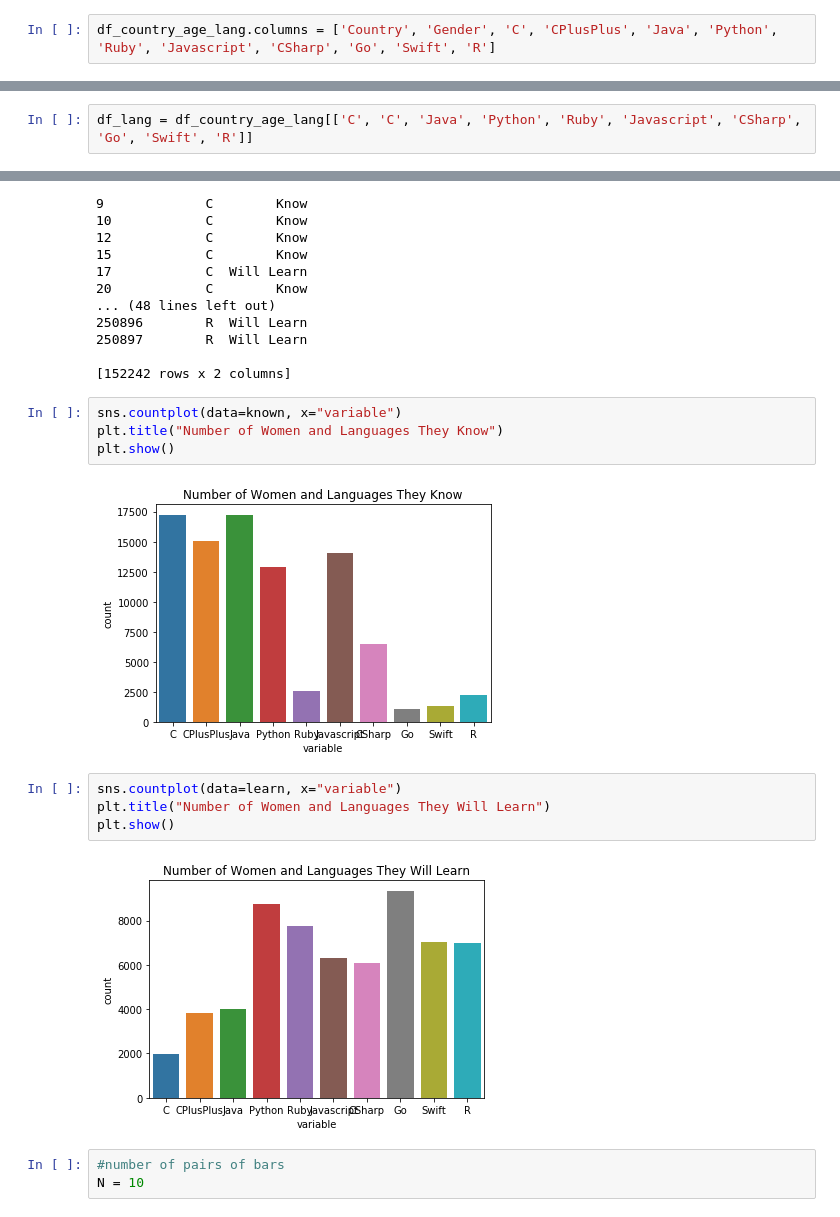
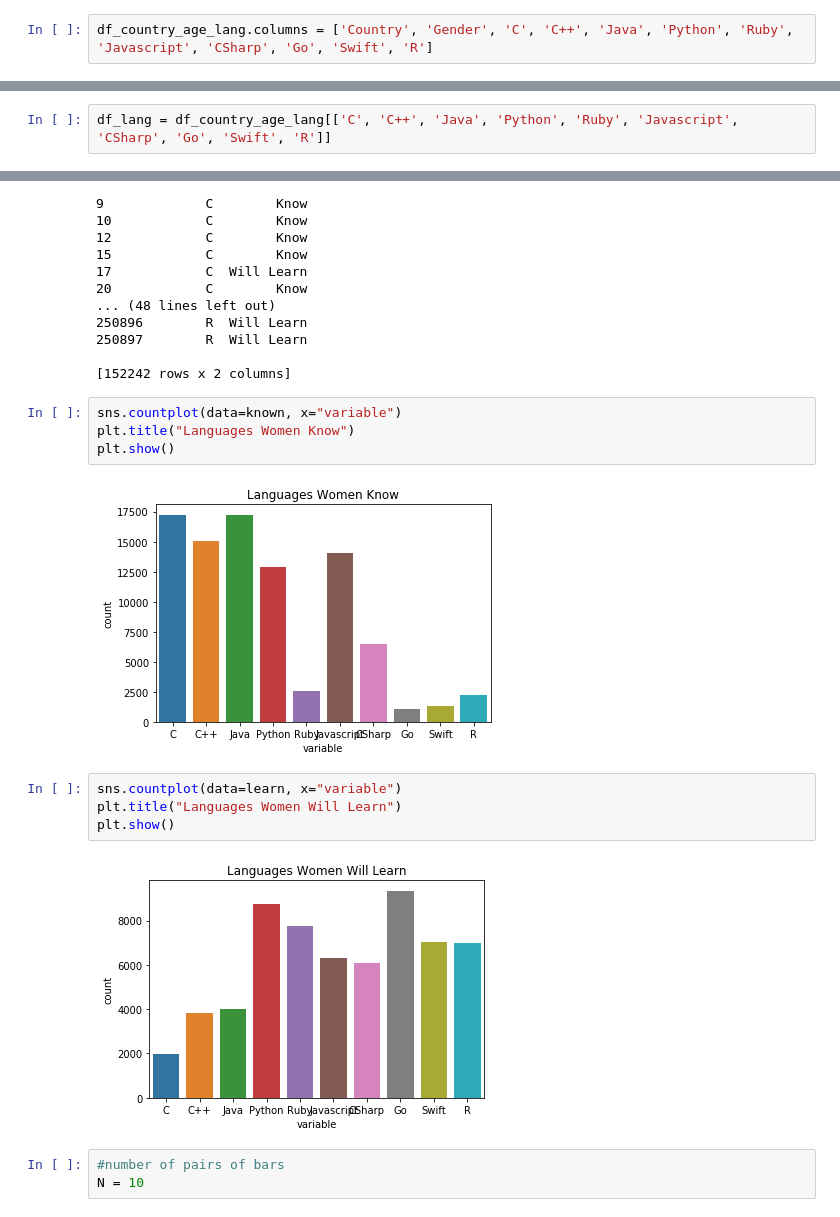
Before and after one commit to EricaTess/women-in-tech, a Jupyter notebook: clustering_project/Clustering-HackerRank-Data.ipynb, the cells around one changed output, grey strips where cells are left out. Drawn from its saved outputs; the diff is of its cells as text.

Commit message:
Changed chart titles

```diff
--- a/clustering_project/Clustering-HackerRank-Data.ipynb
+++ b/clustering_project/Clustering-HackerRank-Data.ipynb
@@ -40,7 +40,7 @@ print(df_value.head())
 # %%
 df_country_age_lang = df_value[['CountryNumeric2','q3Gender', 'q25LangC', 'q25LangCPlusPlus', 'q25LangJava', 'q25LangPython', 'q25LangRuby', 'q25LangJavascript', 'q25LangCSharp', 'q25LangGo', 'q25LangSwift', 'q25LangR']]
 # %%
-df_country_age_lang.columns = ['Country', 'Gender', 'C', 'CPlusPlus', 'Java', 'Python', 'Ruby', 'Javascript', 'CSharp', 'Go', 'Swift', 'R']
+df_country_age_lang.columns = ['Country', 'Gender', 'C', 'C++', 'Java', 'Python', 'Ruby', 'Javascript', 'CSharp', 'Go', 'Swift', 'R']
 # %%
 df_country_age_lang
 # %% [output]
@@ -94,7 +94,7 @@ plt.show()
 # %% [output]
 [figure]
 # %%
-df_lang = df_country_age_lang[['C', 'C', 'Java', 'Python', 'Ruby', 'Javascript', 'CSharp', 'Go', 'Swift', 'R']]
+df_lang = df_country_age_lang[['C', 'C++', 'Java', 'Python', 'Ruby', 'Javascript', 'CSharp', 'Go', 'Swift', 'R']]
 # %%
 df_lang
 # %% [output]
@@ -146,16 +146,16 @@ learn = df_langmelt[willLearn]
 [152242 rows x 2 columns]
 # %%
 sns.countplot(data=known, x="variable")
-plt.title("Number of Women and Languages They Know")
+plt.title("Languages Women Know")
 plt.show()
 # %% [output]
-[figure, old version]
+[figure, new version]
 # %%
 sns.countplot(data=learn, x="variable")
-plt.title("Number of Women and Languages They Will Learn")
+plt.title("Languages Women Will Learn")
 plt.show()
 # %% [output]
-[figure, old version]
+[figure, new version]
 # %%
 #number of pairs of bars
 N = 10
```
Also changed, not shown: parts of 3 cells of this notebook.
